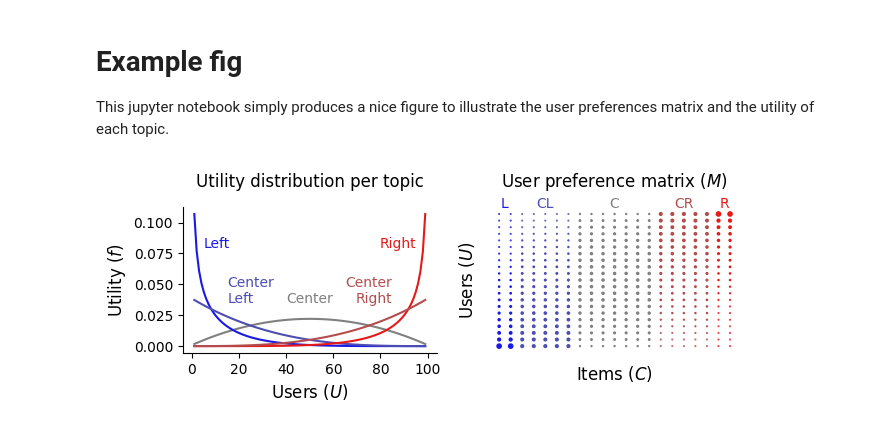
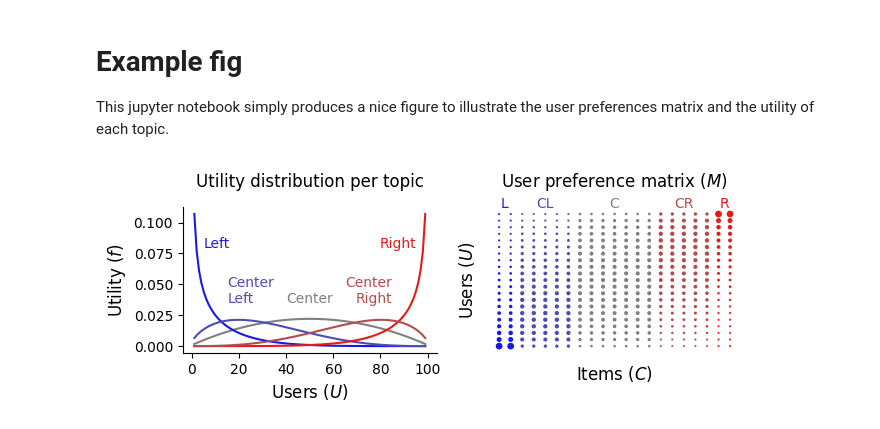
Before and after one commit to epfl-dlab/amplification_paradox, a Jupyter notebook: example_fig.ipynb, the cells around one changed output. Saved outputs shown, nothing was run; the diff lists cells and outputs as text; code cells hidden in the pictures.

```diff
--- a/example_fig.ipynb
+++ b/example_fig.ipynb
@@ -15,11 +15,11 @@ rvC = stats.betabinom(100, 2, 2)
 axs[0].plot(x, rvC.pmf(x) * 1.5, color="#808080")
 rvL = stats.betabinom(100, 0.5, 5.5)
 axs[0].plot(x, rvL.pmf(x), color="#1919e6")
-rvCL = stats.betabinom(100, 1, 4)
+rvCL = stats.betabinom(100, 1.75, 4)
 axs[0].plot(x, rvCL.pmf(x), color="#4d4db3")
 rvR = stats.betabinom(100, 5.5, 0.5)
 axs[0].plot(x, rvR.pmf(x), color="#e61919")
-rvCR = stats.betabinom(100, 4, 1)
+rvCR = stats.betabinom(100, 4, 1.75)
 axs[0].plot(x, rvCR.pmf(x), color="#b34d4d")
 axs[0].spines['right'].set_visible(False)
 axs[0].spines['top'].set_visible(False)
@@ -34,32 +34,32 @@ axs[0].text( 50, 0.035, "Center", ha="center", color="#808080")
 idx = 0
 for size, color, rv in zip(
     [2, 5, 7, 5, 2],
     ["#1919e6", "#4d4db3", "#808080", "#b34d4d", "#e61919"],
     [rvL, rvCL, rvC, rvCR, rvR]
 ):
 
     for i in range(size):
         x = np.arange(0, 101, 5)
 
-        axs[1].scatter([i + idx] * len(x), x, color=color, s=np.sqrt(rv.pmf(x)*400 + 0.04), marker="o")
+        axs[1].scatter([i + idx] * len(x), x, color=color, s=np.sqrt(rv.pmf(x)*1000 + 0.08), marker="o")
     idx += size
 
 # axs[1].set_xlim([-1.5, 100])
 axs[1].spines['right'].set_visible(False)
 axs[1].spines['top'].set_visible(False)
 axs[1].spines['left'].set_visible(False)
 axs[1].spines['bottom'].set_visible(False)
 axs[1].set_xlabel("Items ($C$)", fontsize=12)
 axs[1].set_ylabel("Users ($U$)", fontsize=12)
 axs[1].set_xticks([])
 axs[1].set_yticks([])
 axs[1].set_title("User preference matrix ($M$)", pad=15, fontsize=12)
 axs[1].text( 0.5, 105, "L", ha="center", color="#1919e6")
 axs[1].text( 2 + 5/2 - .5, 105, "CL", ha="center", color="#4d4db3")
 axs[1].text( 2 + 5 + 7/2  - .5, 105, "C", ha="center", color="#808080")
 axs[1].text( 2 +5 + 7 + 5/2 - .5, 105, "CR", ha="center", color="#b34d4d")
 axs[1].text( 2 +5 + 7 + 5 + 2/2 - .5, 105, "R", ha="center", color="#e61919")
 set_size(fig, (6.55, 2.5))
 fig.savefig("example.pdf", bbox_inches="tight")
 # %% [output]
-[figure, old version]
+[figure, new version]
```
Also changed, not shown: 3 other files.
